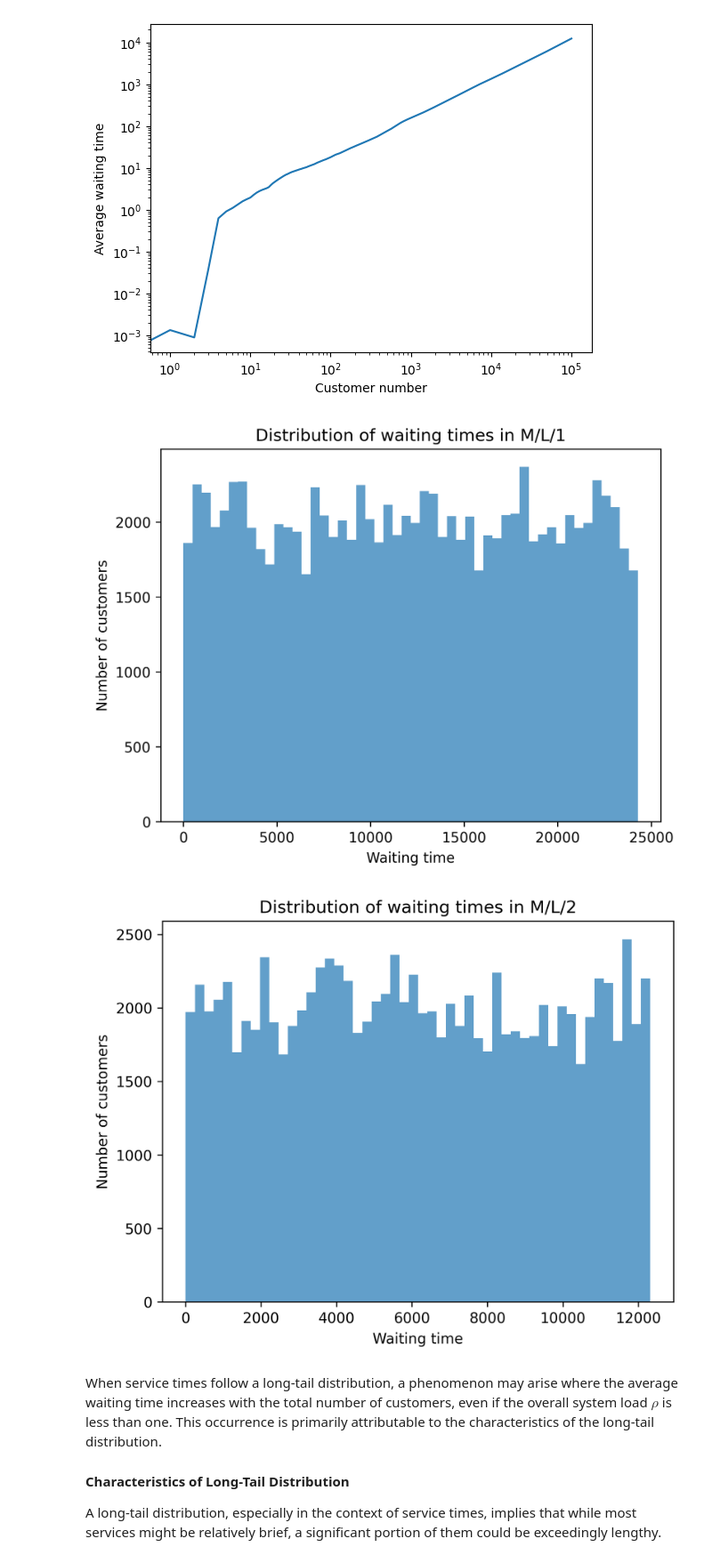
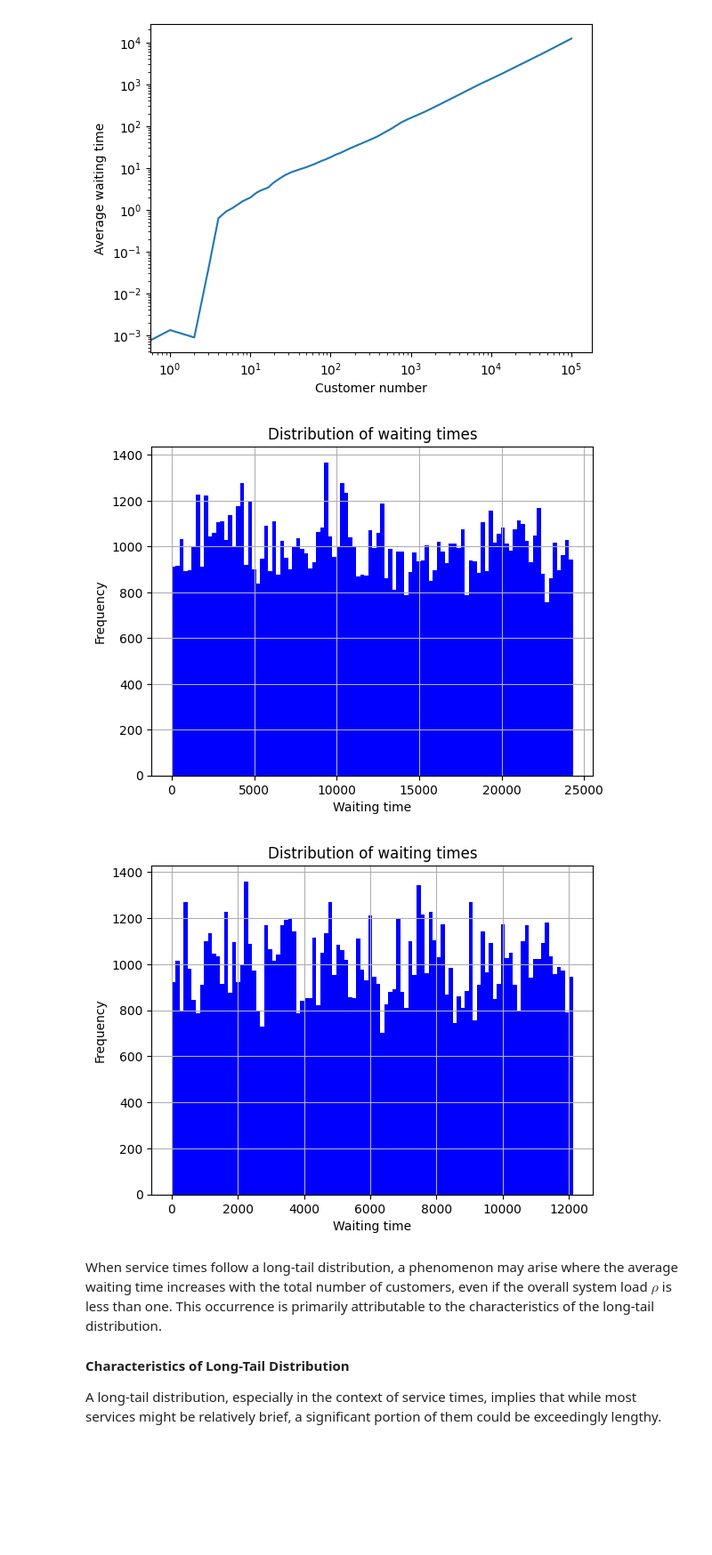
Before and after one commit to Asewlal01/WaitTimeExplorer, a Jupyter notebook: main.ipynb, the cells around one changed output. Shown at 89% size. Saved outputs shown, nothing was run; the diff lists cells and outputs as text; code cells hidden in the pictures; blank space fills up the shorter version.

```diff
--- a/main.ipynb
+++ b/main.ipynb
@@ -74,24 +74,13 @@ plt.show()
 # %%
 # Show the distributions of waiting times in M/L/1 and M/L/n
 waiting = simulate_MLn(customers, rho, mu, p, 1)
-
-plt.figure(dpi=300)
-plt.hist(waiting, bins=50, alpha=0.7)
-plt.title('Distribution of waiting times in M/L/1')
-plt.xlabel('Waiting time')
-plt.ylabel('Number of customers')
-plt.show()
+fig, ax = visualize(waiting)
 
 waiting = simulate_MLn(customers, rho, mu, p, 2)
-plt.figure(dpi=300)
-plt.hist(waiting, bins=50, alpha=0.7)
-plt.title('Distribution of waiting times in M/L/2')
-plt.xlabel('Waiting time')
-plt.ylabel('Number of customers')
-plt.show()
+fig, ax = visualize(waiting)
 # %% [output]
-[figure, old version]
+[figure, new version]
-[figure, old version]
+[figure, new version]
 # %% [markdown]
 When service times follow a long-tail distribution, a phenomenon may arise where the average waiting time increases with the total number of customers, even if the overall system load $\rho$ is less than one. This occurrence is primarily attributable to the characteristics of the long-tail distribution.
 
```
Also changed, not shown: parts of 2 cells of this notebook.
